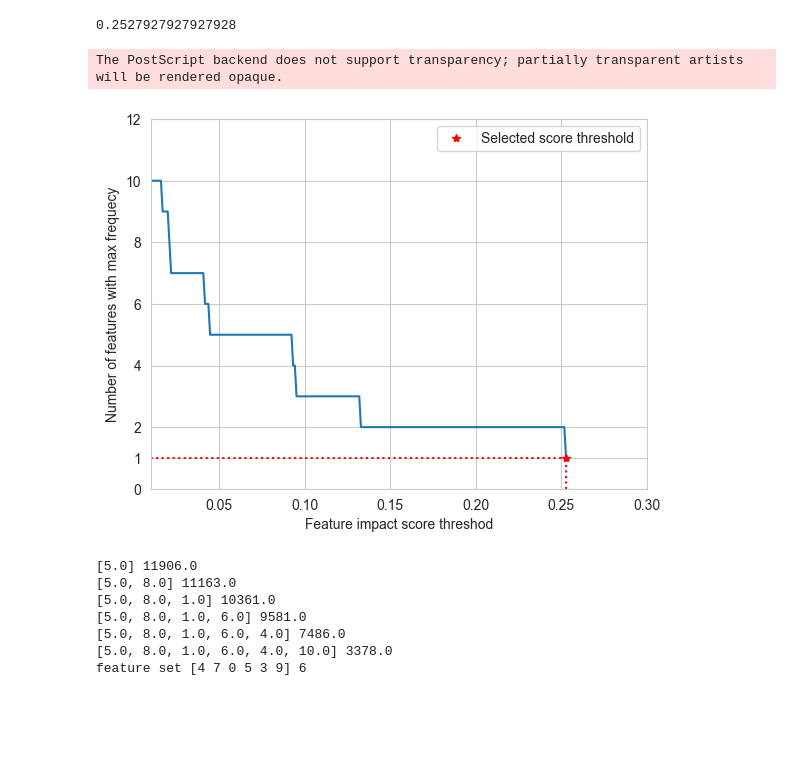
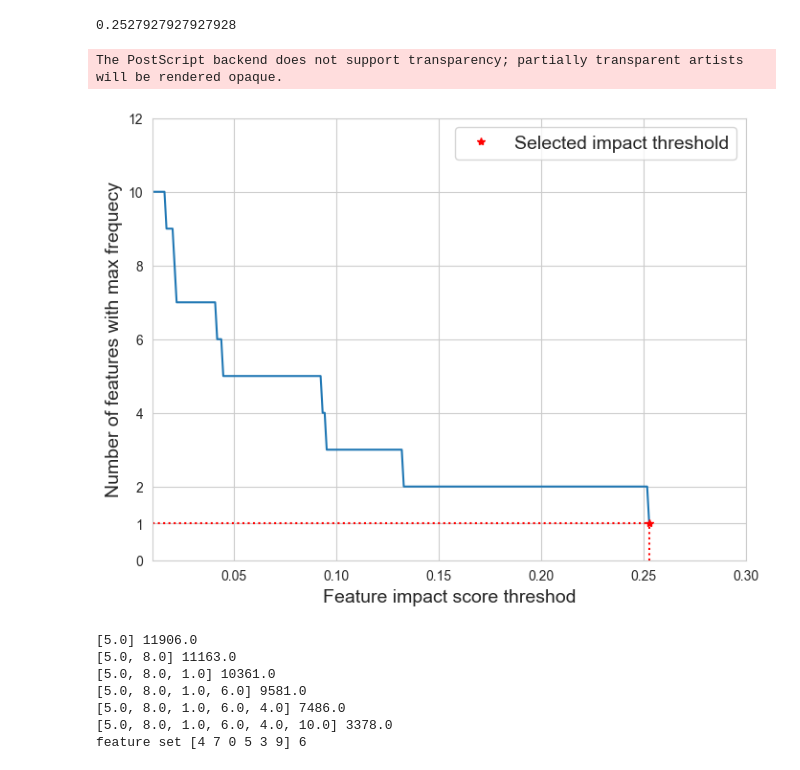
Before and after one commit to tmi-lab/AMORE, a Jupyter notebook: code/notebooks/analyse_results-pattern-diabetes.ipynb, the cells around one changed output. Cells and saved outputs as stored; diff of their text form; code cells hidden in the pictures; blank space fills up the shorter version.

```diff
--- a/code/notebooks/analyse_results-pattern-diabetes.ipynb
+++ b/code/notebooks/analyse_results-pattern-diabetes.ipynb
@@ -260,20 +268,21 @@ thd
 # %%
 import seaborn as sns
 sns.set_style("whitegrid")
+plt.figure(figsize=(8, 6))
 plt.plot([th[0] for th in f_n[:]],[(th[1]) for th in f_n[:]])
-plt.plot(f_n[-1][0],(f_n[-1][1]),"r*",label="Selected score threshold")
+plt.plot(f_n[-1][0],(f_n[-1][1]),"r*",label="Selected impact threshold")
 plt.plot([0,f_n[-1][0]],[(f_n[-1][1]),(f_n[-1][1])],":r")
 plt.plot([f_n[-1][0],f_n[-1][0]],[0,f_n[-1][1]],":r")
 plt.xlim(0.01,.3)
 plt.ylim(0.,12)
 plt.yticks([0,1,2,4,6,8,10,12])
-plt.xlabel("Feature impact score threshod")
-plt.ylabel("Number of features with max frequecy")
-plt.legend()
+plt.xlabel("Feature impact score threshod",fontsize=14)
+plt.ylabel("Number of features with max frequecy",fontsize=14)
+plt.legend(fontsize=14)
 plt.savefig("./results/diabetes/score_thd.eps",bbox_inches="tight")
 # %% [output]
 The PostScript backend does not support transparency; partially transparent artists will be rendered opaque.
-[figure, old version]
+[figure, new version]
 # %%
 itemsets_y = transform_intgrad_to_itemsets(y_int_g,thd=thd,K=1)
 fids = gen_freq_feature_set(itemsets_y[0],min_support=1500,max_len=100)
```
Also changed, not shown: parts of 21 cells of this notebook, 1 other file.
